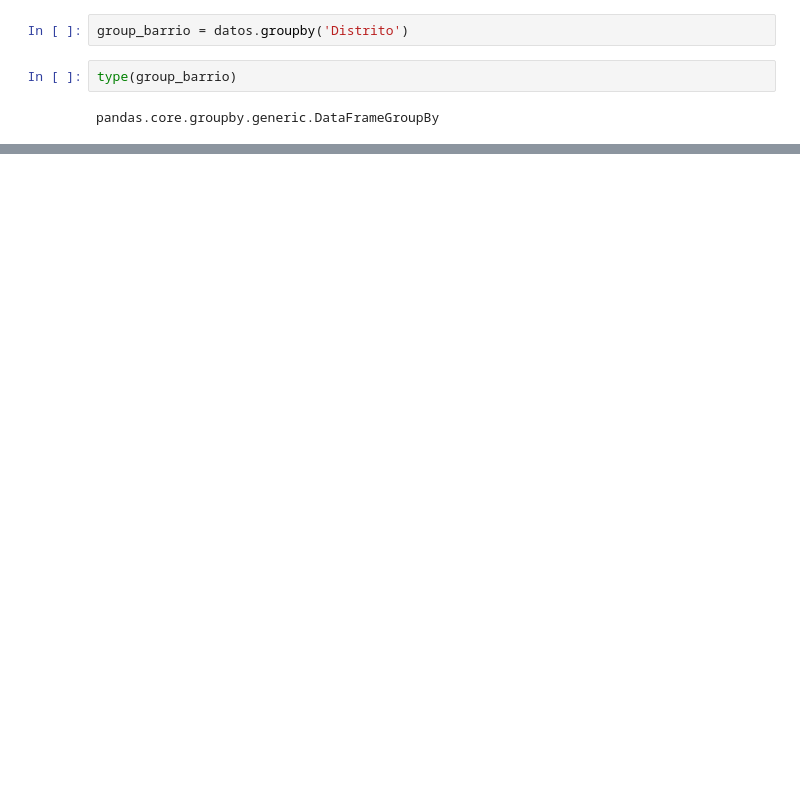
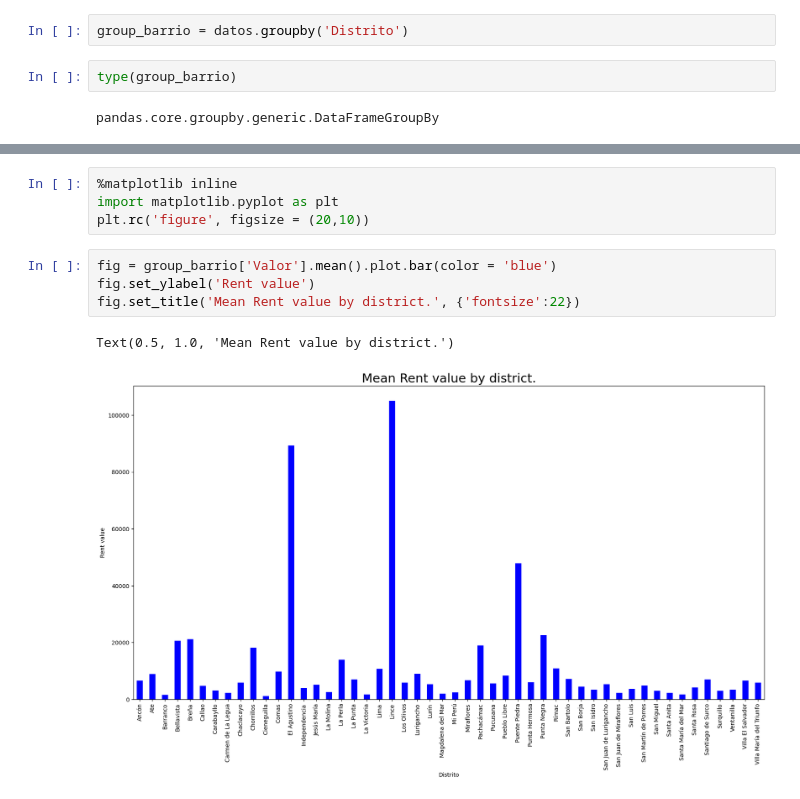
Before and after one commit to emersondivB0/PyProjects, a Jupyter notebook: DataScience/11_Creating_clusters.ipynb, the cells around one changed output, grey strips where cells are left out. Saved outputs shown, nothing was run; the diff lists cells and outputs as text; blank space fills up the shorter version.

Commit message:
Using matplotlib to filter pointless values

```diff
--- a/DataScience/11_Creating_clusters.ipynb
+++ b/DataScience/11_Creating_clusters.ipynb
@@ -102,0 +204,11 @@ group_barrio[['Valor', 'Mantenimiento']].mean().round(2)
+# %%
+%matplotlib inline
+import matplotlib.pyplot as plt
+plt.rc('figure', figsize = (20,10))
+# %%
+fig = group_barrio['Valor'].mean().plot.bar(color = 'blue')
+fig.set_ylabel('Rent value')
+fig.set_title('Mean Rent value by district.', {'fontsize':22})
+# %% [output]
+Text(0.5, 1.0, 'Mean Rent value by district.')
+[figure, added]
```
Also changed, not shown: parts of 15 cells of this notebook.
